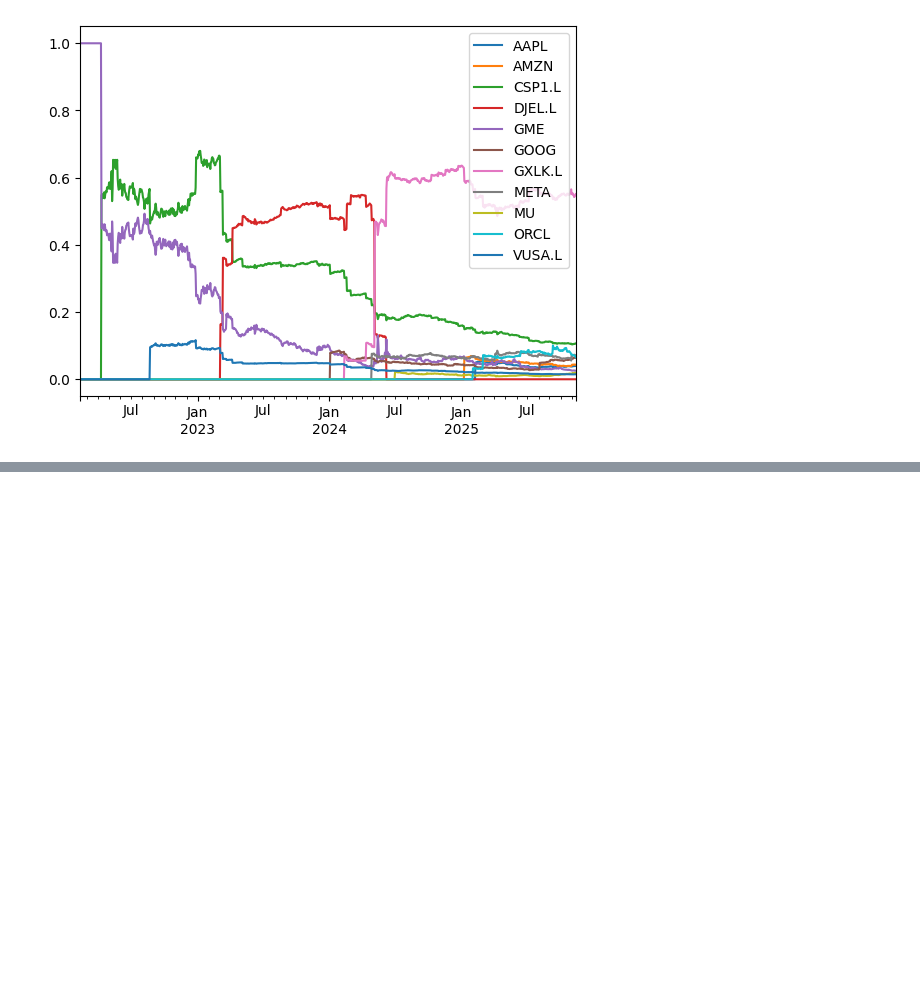
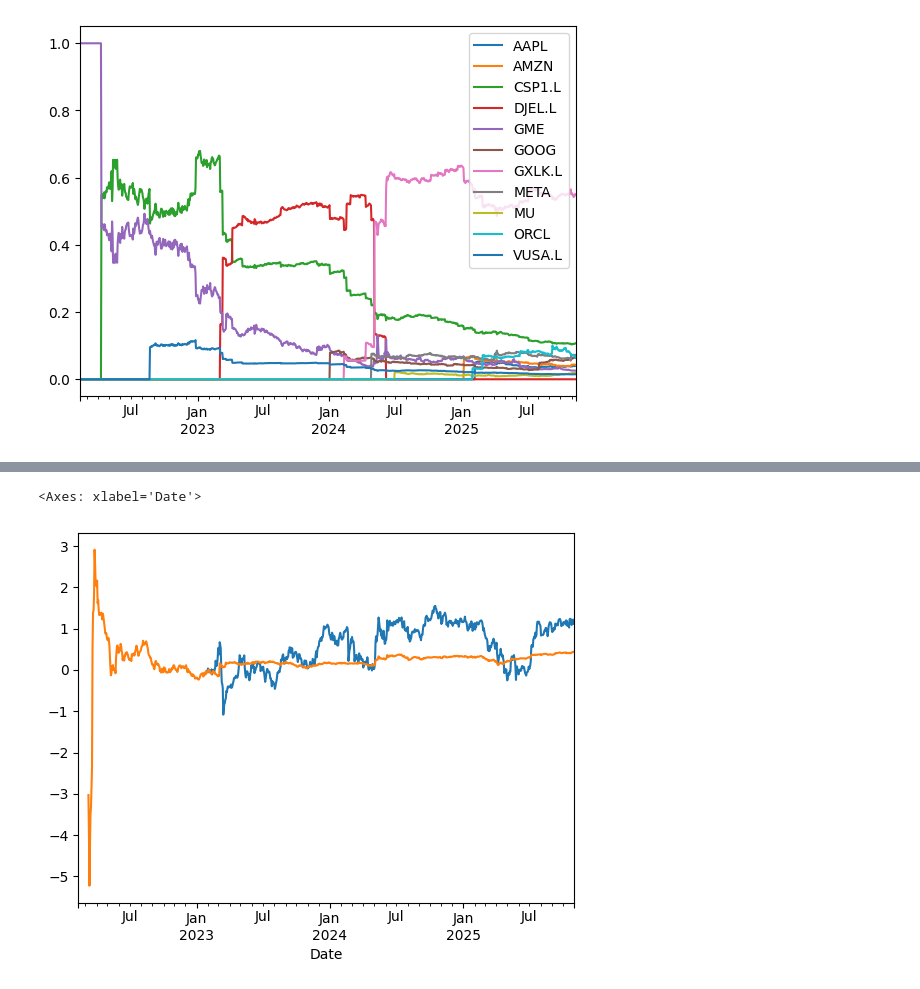
Before and after one commit to abirchLBG/Portfolio, a Jupyter notebook: poc.ipynb, the cells around one changed output, grey strips where cells are left out. Drawn from its saved outputs; the diff is of its cells as text; code cells hidden in the pictures; blank space fills up the shorter version.

```diff
--- a/poc.ipynb
+++ b/poc.ipynb
@@ -225,0 +257,11 @@ dtype: float64
+# %%
+from src.assessments.sharpe_ratio import SharpeRatio
+
+max_dd = SharpeRatio(config=config)
+max_dd.summary()
+max_dd.rolling().plot()
+max_dd.expanding().plot()
+# max_dd.results
+# %% [output]
+<Axes: xlabel='Date'>
+[figure, added]
```
Also changed, not shown: parts of 25 cells of this notebook, 22 other files.
